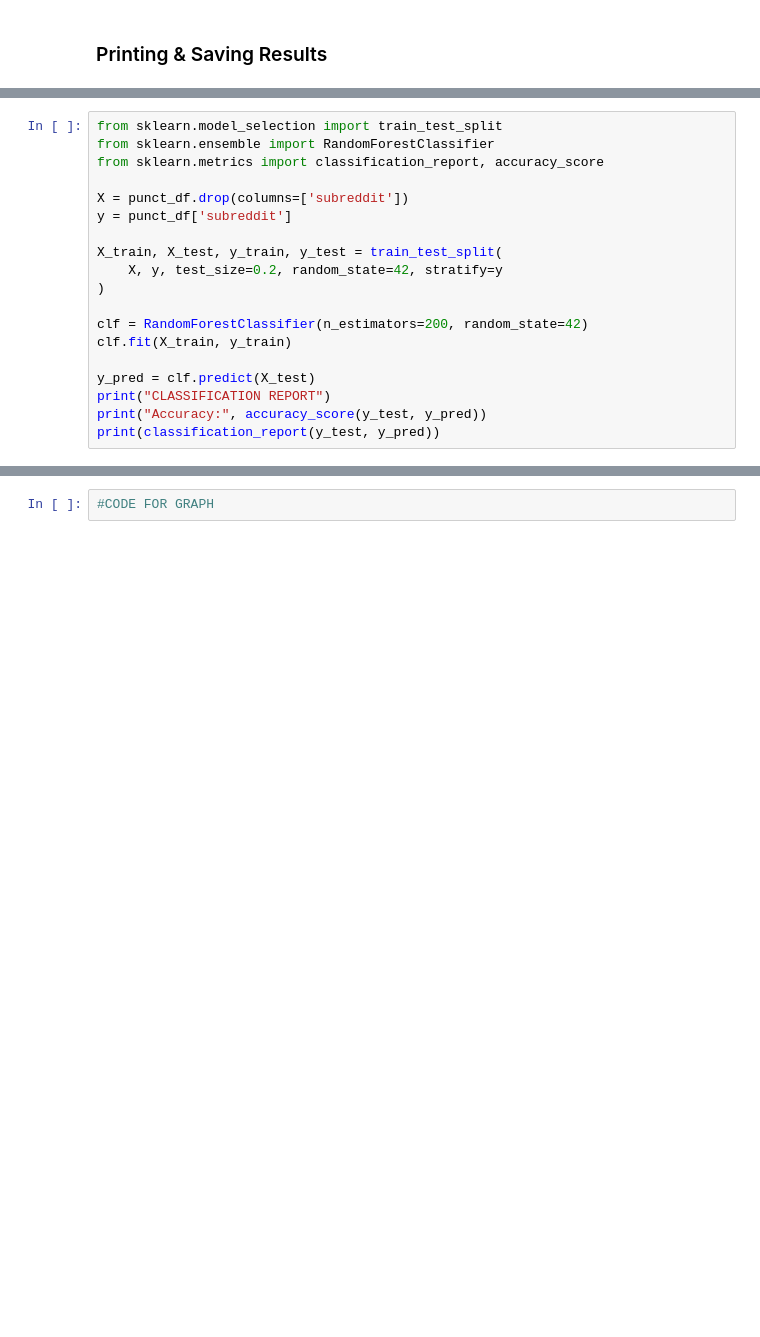
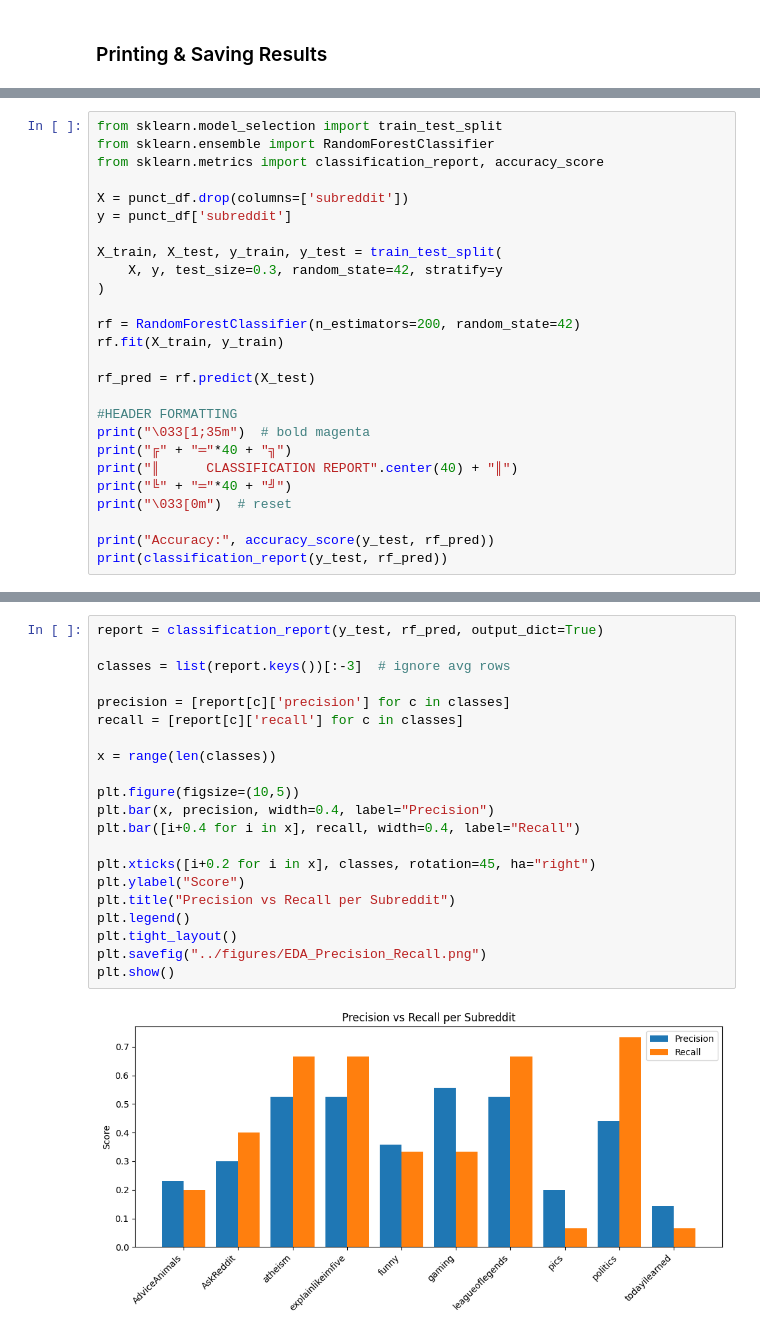
Before and after one commit to deanne-julia-luis/docana-project-Expressive-Punctuation-Patterns, a Jupyter notebook: code/ExpPunct.ipynb, the cells around one changed output, grey strips where cells are left out. Drawn from its saved outputs; the diff is of its cells as text; blank space fills up the shorter version.

```diff
--- a/code/ExpPunct.ipynb
+++ b/code/ExpPunct.ipynb
@@ -229,14 +400,21 @@ X = punct_df.drop(columns=['subreddit'])
 y = punct_df['subreddit']
 
 X_train, X_test, y_train, y_test = train_test_split(
-    X, y, test_size=0.2, random_state=42, stratify=y
+    X, y, test_size=0.3, random_state=42, stratify=y
 )
 
-clf = RandomForestClassifier(n_estimators=200, random_state=42)
-clf.fit(X_train, y_train)
+rf = RandomForestClassifier(n_estimators=200, random_state=42)
+rf.fit(X_train, y_train)
 
-y_pred = clf.predict(X_test)
-print("CLASSIFICATION REPORT")
-print("Accuracy:", accuracy_score(y_test, y_pred))
-print(classification_report(y_test, y_pred))
+rf_pred = rf.predict(X_test)
+
+#HEADER FORMATTING
+print("\033[1;35m")  # bold magenta
+print("╔" + "═"*40 + "╗")
+print("║      CLASSIFICATION REPORT".center(40) + "║")
+print("╚" + "═"*40 + "╝")
+print("\033[0m")  # reset
+
+print("Accuracy:", accuracy_score(y_test, rf_pred))
+print(classification_report(y_test, rf_pred))
 # %% [output]
@@ -263,2 +484,23 @@ explainlikeimfive       0.15      0.19      0.17       100
-# %%
-#CODE FOR GRAPH
+# %%
+report = classification_report(y_test, rf_pred, output_dict=True)
+
+classes = list(report.keys())[:-3]  # ignore avg rows
+
+precision = [report[c]['precision'] for c in classes]
+recall = [report[c]['recall'] for c in classes]
+
+x = range(len(classes))
+
+plt.figure(figsize=(10,5))
+plt.bar(x, precision, width=0.4, label="Precision")
+plt.bar([i+0.4 for i in x], recall, width=0.4, label="Recall")
+
+plt.xticks([i+0.2 for i in x], classes, rotation=45, ha="right")
+plt.ylabel("Score")
+plt.title("Precision vs Recall per Subreddit")
+plt.legend()
+plt.tight_layout()
+plt.savefig("../figures/EDA_Precision_Recall.png")
+plt.show()
+# %% [output]
+[figure, added]
```
Also changed, not shown: parts of 31 cells of this notebook, 6 other files.
